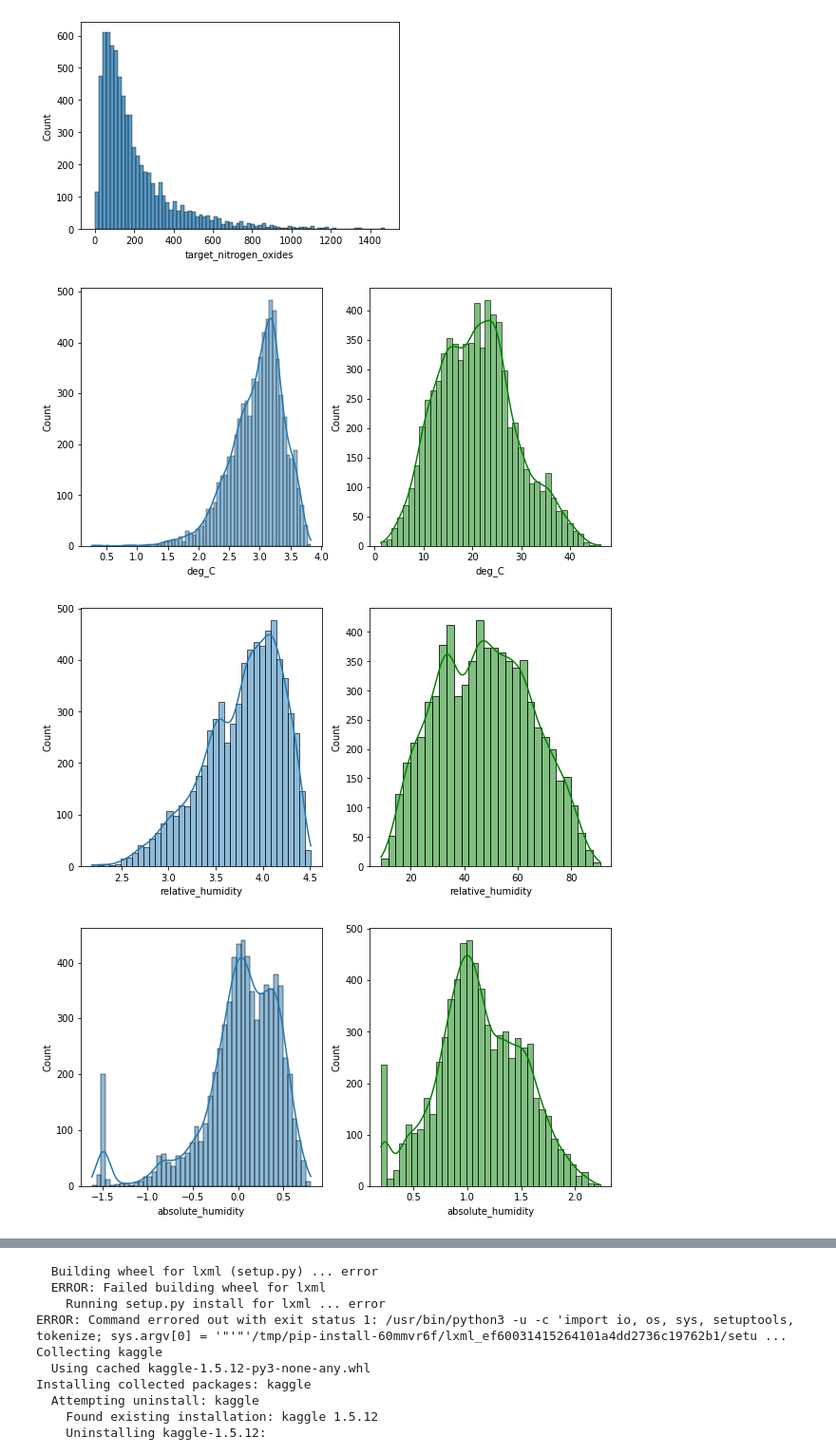
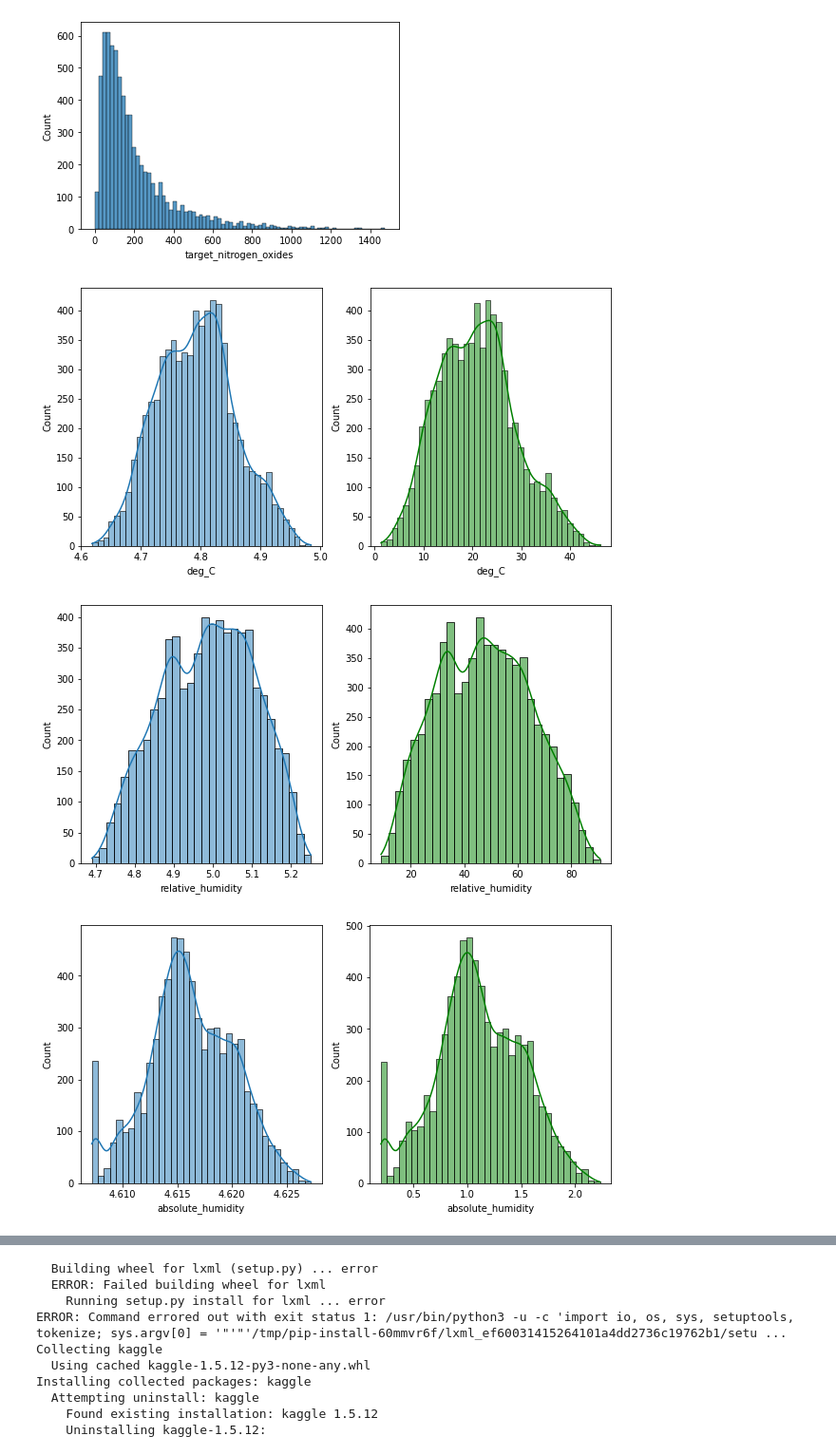
Before and after one commit to akhil14shukla/Tabular-Playground, a Jupyter notebook: main.ipynb, the cells around one changed output, grey strips where cells are left out. Shown at 95% size. Cells and saved outputs as stored; diff of their text form; code cells hidden in the pictures.

```diff
--- a/main.ipynb
+++ b/main.ipynb
@@ -45,14 +41,15 @@ for i in df.columns:
 [figure]
 [figure]
 # %%
-df1 = np.log(df[:-3])
+df1 = np.log(df.iloc[:,:-3].copy()+100)
+test = np.log(test+100)
 for i in df1.columns[:-3]:
     fig,ax = plt.subplots(1,2,figsize=(10,5))
     sns.histplot(x=i,data=df1,kde=True,ax=ax[0])
     sns.histplot(x=i,data=df,color="green",kde=True,ax=ax[1])
     # plt.legend()
     plt.show()
 # %% [output]
-[figure, old version]
+[figure, new version]
-[figure, old version]
+[figure, new version]
-[figure, old version]
+[figure, new version]
```
Also changed, not shown: parts of 26 cells of this notebook, 6 other files.
